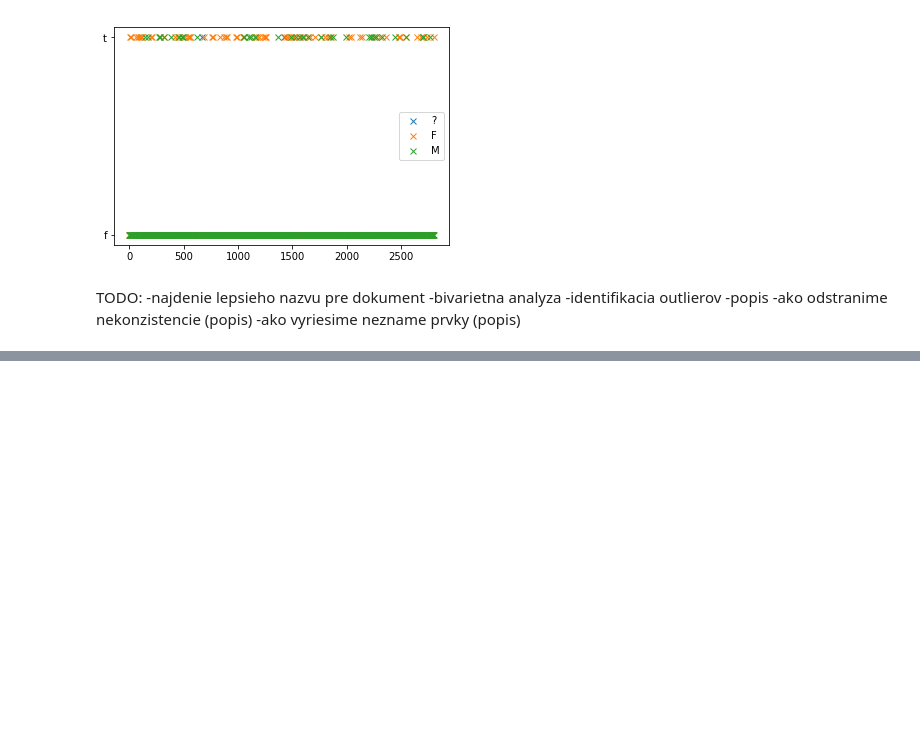
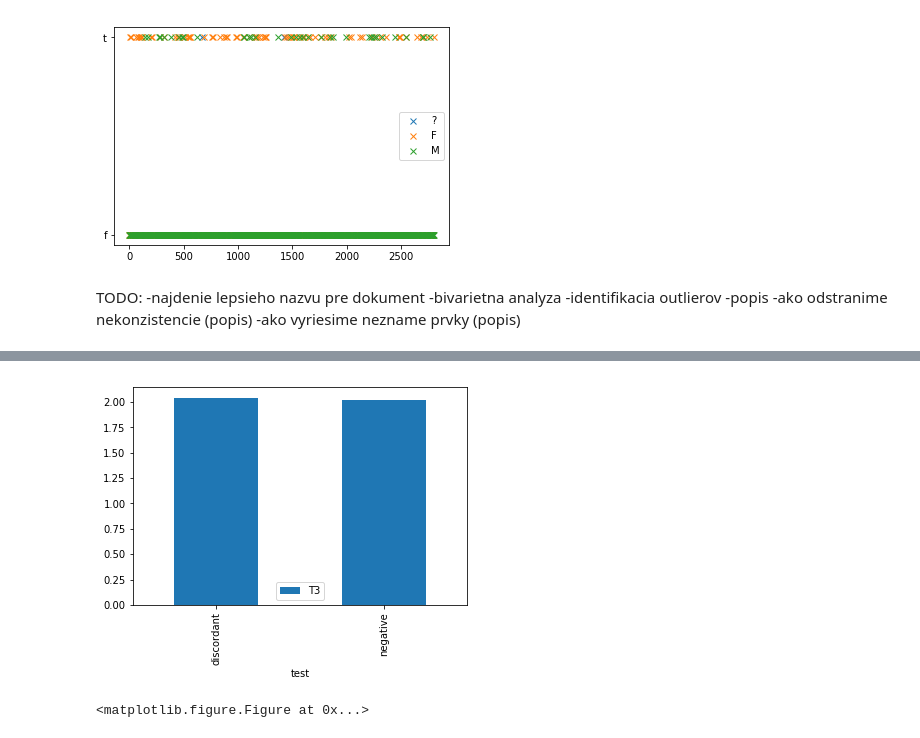
Before and after one commit to StefanSeben/IAU2018_SZ, a Jupyter notebook: sstart.ipynb, the cells around one changed output, grey strips where cells are left out. Saved outputs shown, nothing was run; the diff lists cells and outputs as text; code cells hidden in the pictures; blank space fills up the shorter version.

```diff
--- a/sstart.ipynb
+++ b/sstart.ipynb
@@ -474,0 +546,9 @@ TODO:
+# %%
+TSH_by_sick = train_data.groupby('test').mean()[['T3']]
+TSH_by_sick.plot.bar(stacked=True)
+plt.figure()
+
+plt.show()
+# %% [output]
+[figure, added]
+<matplotlib.figure.Figure at 0x...>
```
Also changed, not shown: parts of 60 cells of this notebook.
